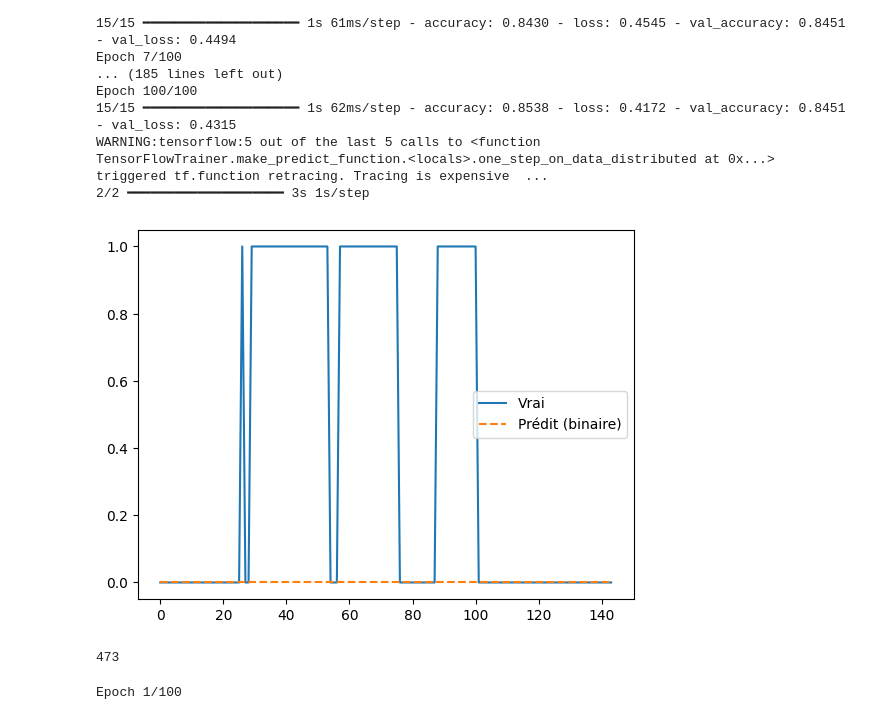
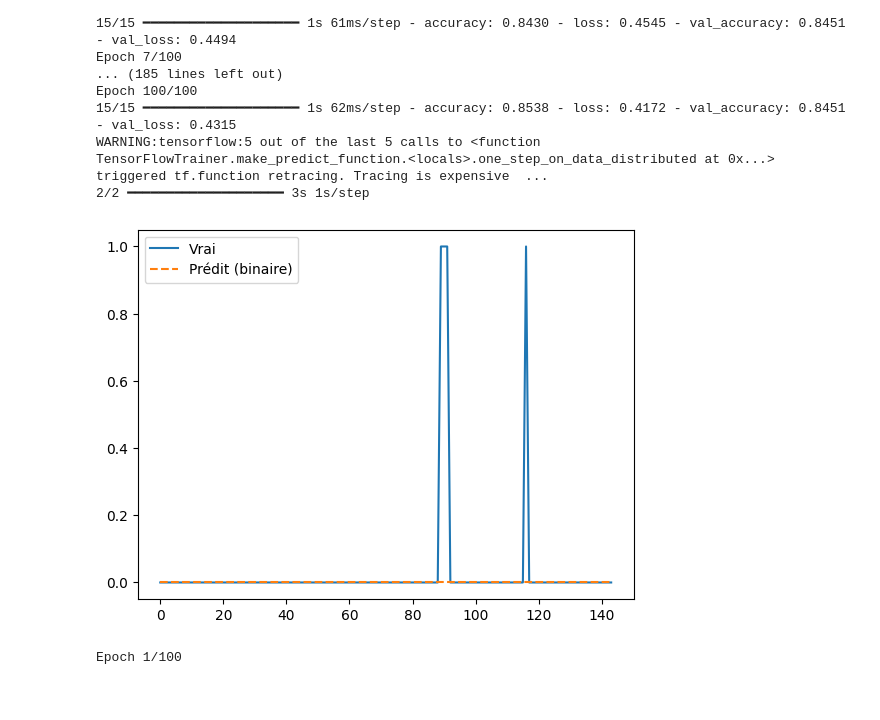
Before and after one commit to toubia-j/stage-rep, a Jupyter notebook: stage_new/occupation/occ_108.ipynb, the cells around one changed output. Saved outputs shown, nothing was run; the diff lists cells and outputs as text; code cells hidden in the pictures.

```diff
--- a/stage_new/occupation/occ_108.ipynb
+++ b/stage_new/occupation/occ_108.ipynb
@@ -260,16 +272,12 @@ WARNING:tensorflow:5 out of the last 5 calls to <function TensorFlowTrainer.make
 # %%
 
 
-plt.plot(Y_test[3].flatten(), label='Vrai')
-plt.plot(Y_pred_binary[3].flatten(), label='Prédit (binaire)', linestyle='--')
+plt.plot(Y_test[1].flatten(), label='Vrai')
+plt.plot(Y_pred_binary[1].flatten(), label='Prédit (binaire)', linestyle='--')
 plt.legend()
 plt.show()
 # %% [output]
-[figure, old version]
+[figure, new version]
-# %%
-df_filtered.isna().sum().sum()
-# %% [output]
-473
 # %%
 sum_occupation = df_combined.iloc[:, -144:].sum(axis=1)
 df_filtered = df_combined[sum_occupation != 0]
```
Also changed, not shown: parts of 30 cells of this notebook.
